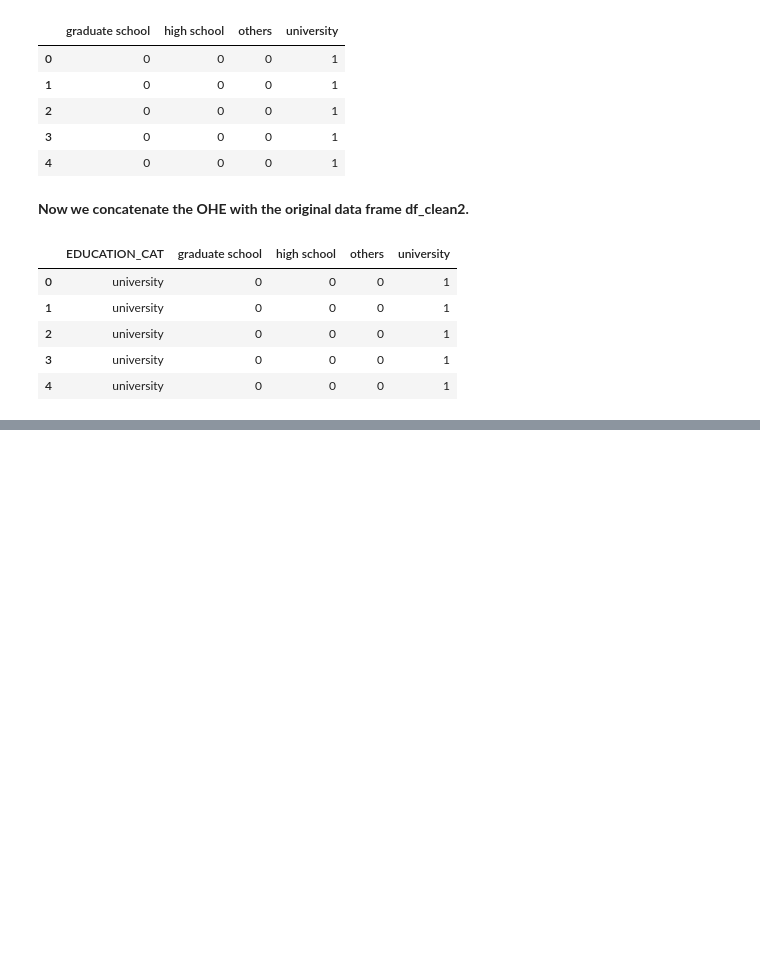
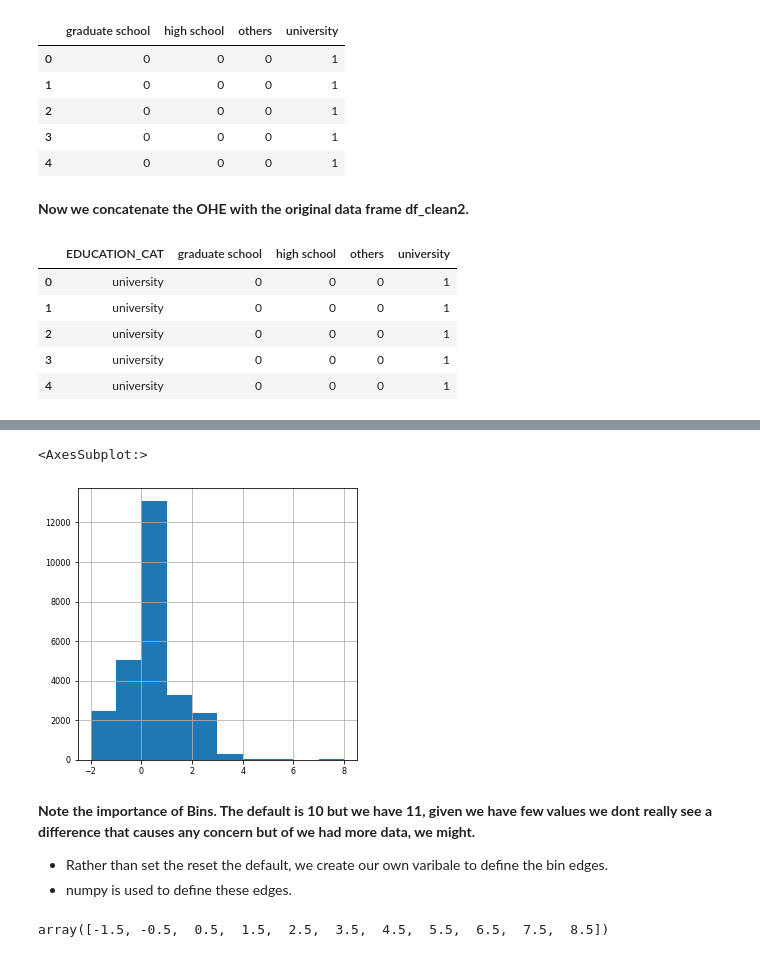
Before and after one commit to jkenney0501/Python_Supervised_Learning, a Jupyter notebook: LogisticRegression-CreditDefault/NoteBooks/Data Exploration and Cleaning.ipynb, the cells around one changed output, grey strips where cells are left out. Drawn from its saved outputs; the diff is of its cells as text; code cells hidden in the pictures; blank space fills up the shorter version.

Commit message:
added more on data cleaning for Log r credit project, TBC

```diff
--- a/LogisticRegression-CreditDefault/NoteBooks/Data Exploration and Cleaning.ipynb
+++ b/LogisticRegression-CreditDefault/NoteBooks/Data Exploration and Cleaning.ipynb
@@ -435,0 +446,2 @@ df= pd.read_csv('../data/ohe_cleaned_data.csv')
+# %%
+pay_feats = ['PAY_1', 'PAY_2', 'PAY_3', 'PAY_4', 'PAY_5', 'PAY_6']
@@ -435,0 +484,16 @@ df= pd.read_csv('../data/ohe_cleaned_data.csv')
+# %%
+# create a histogram to explore PAY_1
+df[pay_feats[0]].hist(figsize=(5,5))
+# %% [output]
+<AxesSubplot:>
+[figure, added]
+# %% [markdown]
+**Note the importance of Bins. The default is 10 but we have 11, given we have few values we dont really see a difference that causes any concern but of we had more data, we might.**
+- Rather than set the reset the default, we create our own varibale to define the bin edges.
+- numpy is used to define these edges.
+# %%
+pay_1_bins = np.array(range(-1,10)) - 0.5
+
+pay_1_bins
+# %% [output]
+array([-1.5, -0.5,  0.5,  1.5,  2.5,  3.5,  4.5,  5.5,  6.5,  7.5,  8.5])
```
Also changed, not shown: parts of 30 cells of this notebook, 1 other file.
